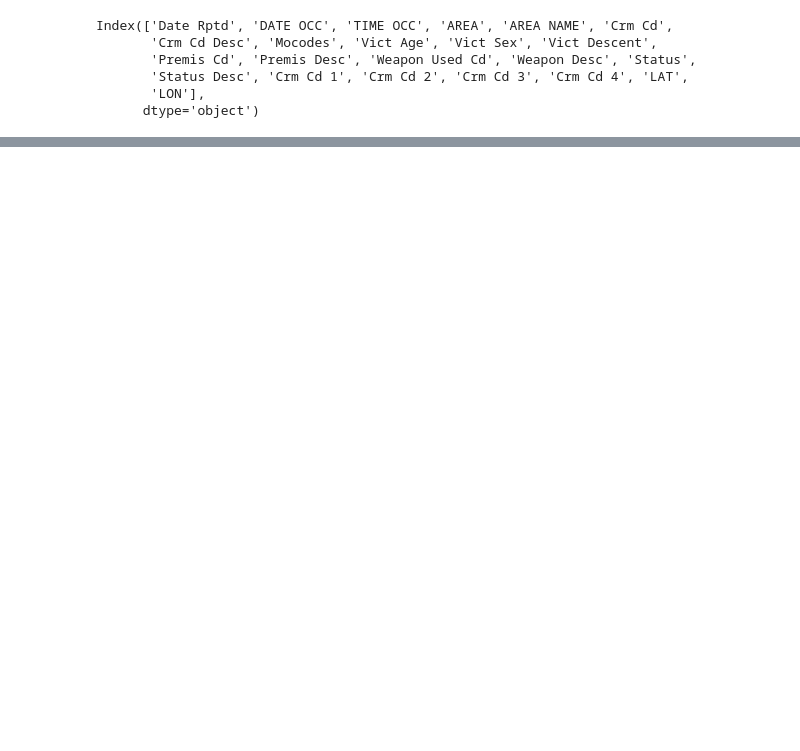
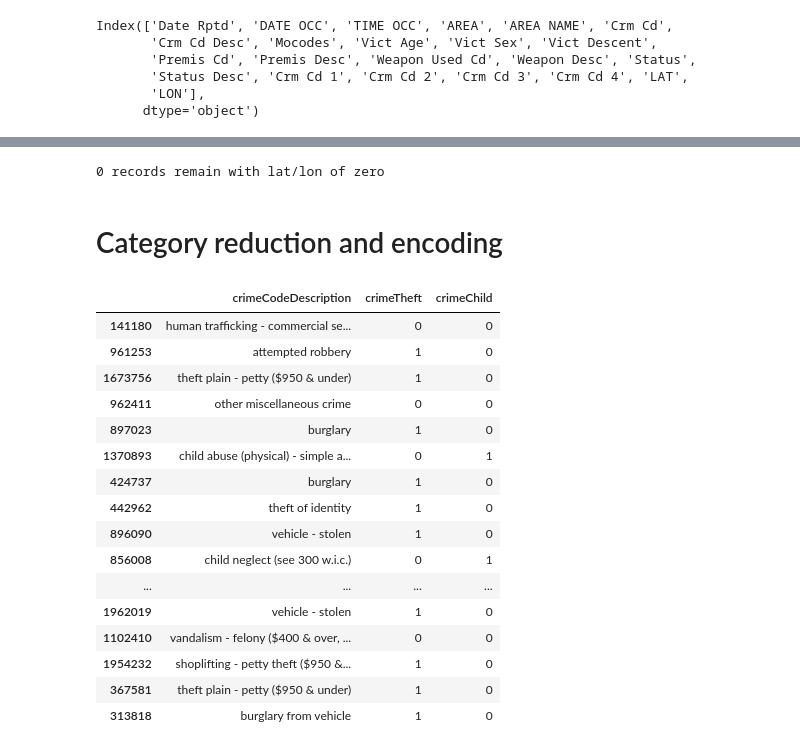
Before and after one commit to wihbit/la_crime, a Jupyter notebook: cleaning.ipynb, the cells around one changed output, grey strips where cells are left out. Cells and saved outputs as stored; diff of their text form; code cells hidden in the pictures; blank space fills up the shorter version.

```diff
--- a/cleaning.ipynb
+++ b/cleaning.ipynb
@@ -119,0 +195,52 @@ Name: count, dtype: int64
+# %%
+# Remove records where lat or lon are zero
+df = df[(df['lat']!=0)|(df['lon']!=0)]
+
+# Verify our work
+print(f"{len(df[(df['lat']==0)|(df['lon']==0)])} records remain with lat/lon of zero")
+# %% [output]
+0 records remain with lat/lon of zero
+# %% [markdown]
+# Category reduction and encoding
+# %%
+# Concept of categorizing and encoding categories
+
+# Come up with a list of categories that they should fall into
+# For each category, come up with a list of keywords that can easily identify things that match that category
+# Use the apply.(lambda) format below to create an encoded column for that category (1 or 0)
+# Remember that it's okay for one thing to fall into multiple categories, if it makes sense
+# For example I might have a category for violent crime, domestic crime, and crimes involving children, and a domestic child abuse report would be in all 3 categories.
+
+# Example
+# Keyword list (theft)
+theft_keywords = ['robbery', 'shoplift', 'theft', 'burglary', 'stolen', 'pickpocket', 'extortion', 'bunco', 'till tap', 'snatching']
+
+# A binary value column to indicate that the crime falls into the theft category
+df['crimeTheft'] = df['crimeCodeDescription'].apply(lambda x: 1 if any([word in x for word in theft_keywords]) else 0)
+
+# Keyword list (involving children)
+children_keywords = ['minor', 'child', 'chld']
+
+# A binary value column to indicate that the crime falls into the children-involved category
+df['crimeChild'] = df['crimeCodeDescription'].apply(lambda row: 1 if any([word in row for word in children_keywords]) else 0)
+
+# A sample of data showing this working as intended
+df.sample(20, random_state=0)[['crimeCodeDescription', 'crimeTheft', 'crimeChild']]
+# %% [output]
+|  | crimeCodeDescription | crimeTheft | crimeChild |
+| 141180 | human trafficking - commercial se... | 0 | 0 |
+| 961253 | attempted robbery | 1 | 0 |
+| 1673756 | theft plain - petty ($950 & under) | 1 | 0 |
+| 962411 | other miscellaneous crime | 0 | 0 |
+| 897023 | burglary | 1 | 0 |
+| 1370893 | child abuse (physical) - simple a... | 0 | 1 |
+| 424737 | burglary | 1 | 0 |
+| 442962 | theft of identity | 1 | 0 |
+| 896090 | vehicle - stolen | 1 | 0 |
+| 856008 | child neglect (see 300 w.i.c.) | 0 | 1 |
+| ... | ... | ... | ... |
+| 1962019 | vehicle - stolen | 1 | 0 |
+| 1102410 | vandalism - felony ($400 & over, ... | 0 | 0 |
+| 1954232 | shoplifting - petty theft ($950 &... | 1 | 0 |
+| 367581 | theft plain - petty ($950 & under) | 1 | 0 |
+| 313818 | burglary from vehicle | 1 | 0 |
```
Also changed, not shown: parts of 22 cells of this notebook, 1 other file.
